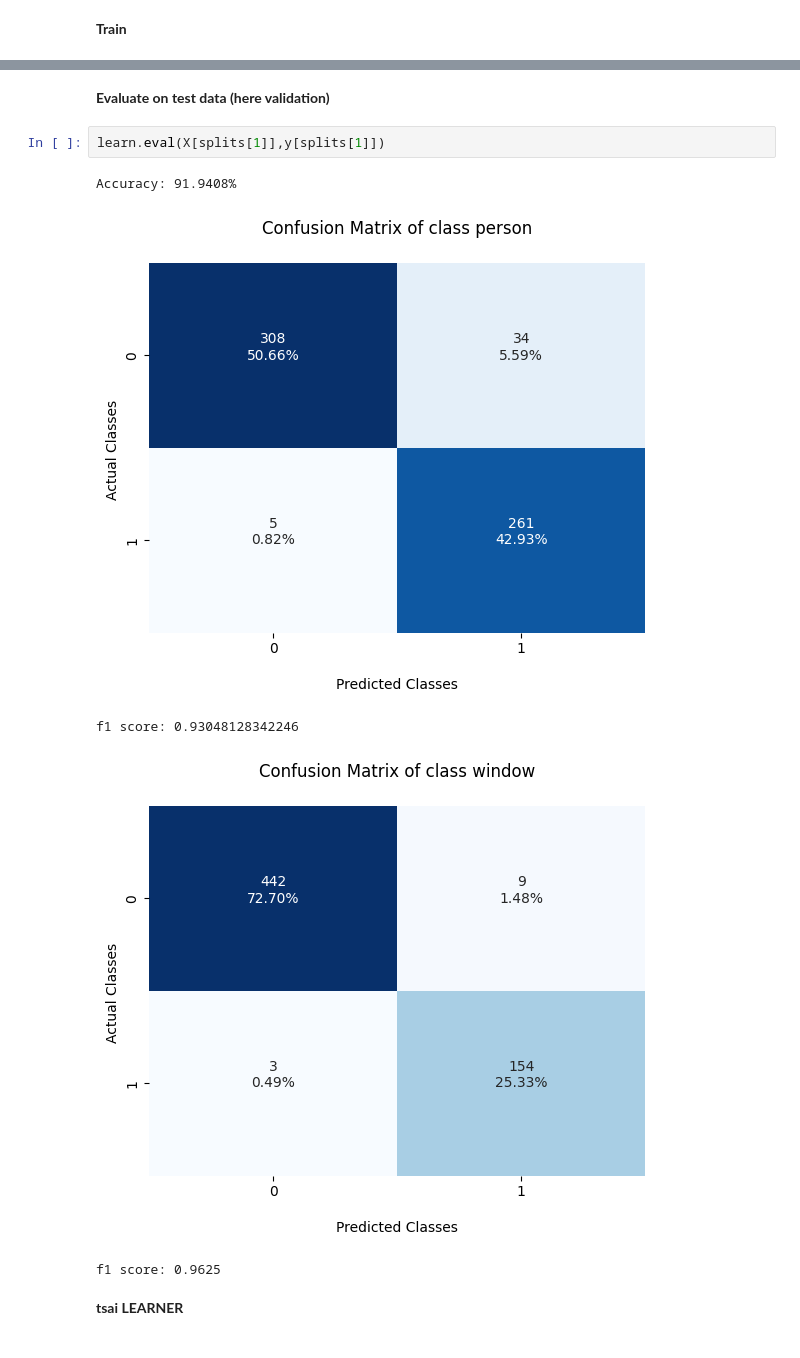
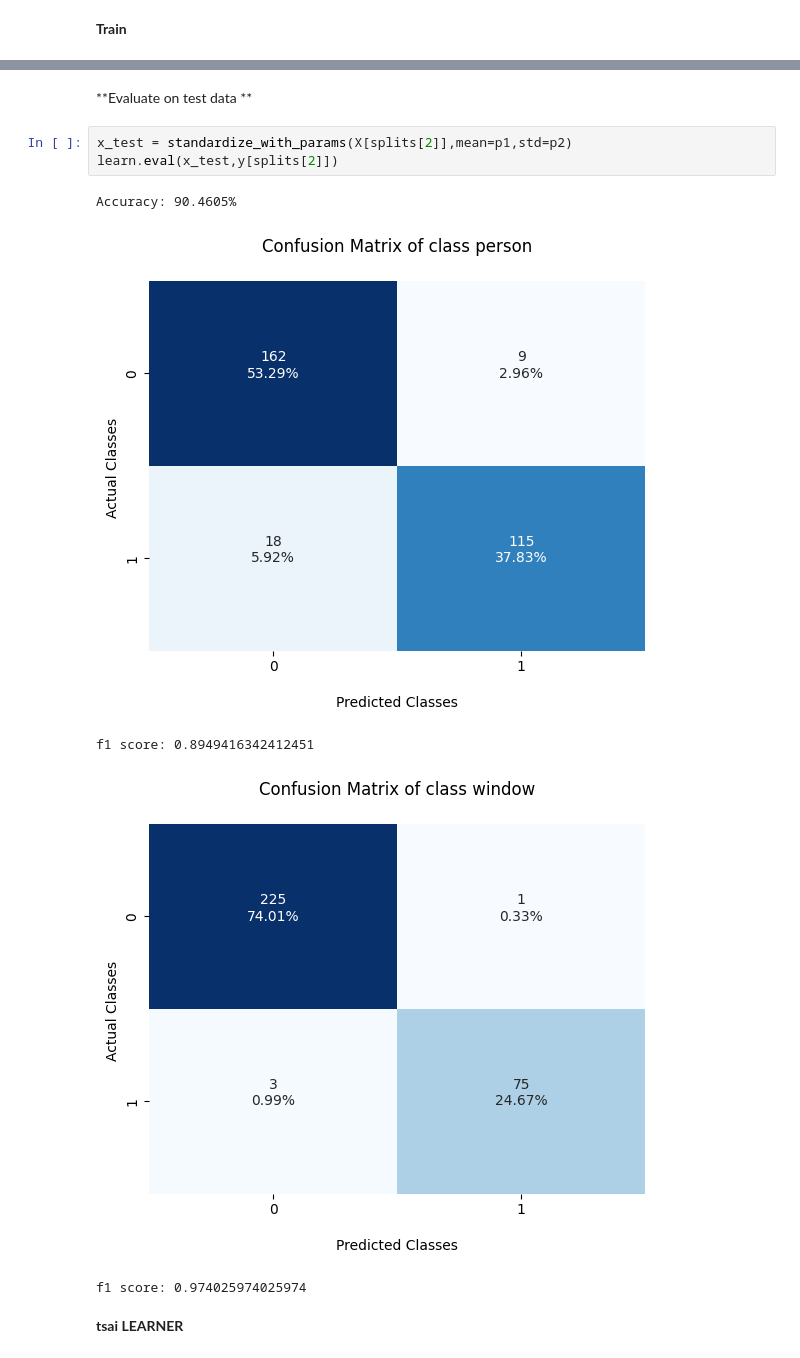
Before and after one commit to MajedNaN/TimeSeriesClassification, a Jupyter notebook: main.ipynb, the cells around one changed output, grey strips where cells are left out. Saved outputs shown, nothing was run; the diff lists cells and outputs as text.

```diff
--- a/main.ipynb
+++ b/main.ipynb
@@ -432,13 +466,14 @@ Finished Training
 # %% [markdown]
-**Evaluate on test data (here validation)**
+**Evaluate on test data **
-# %%
-learn.eval(X[splits[1]],y[splits[1]])
-# %% [output]
-Accuracy: 91.9408%
-[figure, removed]
-f1 score: 0.93048128342246
-[figure, removed]
-f1 score: 0.9625
+# %%
+x_test = standardize_with_params(X[splits[2]],mean=p1,std=p2)
+learn.eval(x_test,y[splits[2]])
+# %% [output]
+Accuracy: 90.4605%
+[figure, added]
+f1 score: 0.8949416342412451
+[figure, added]
+f1 score: 0.974025974025974
 # %% [markdown]
 **tsai LEARNER**
 # %%
```
Also changed, not shown: parts of 8 cells of this notebook, 1 other file.
